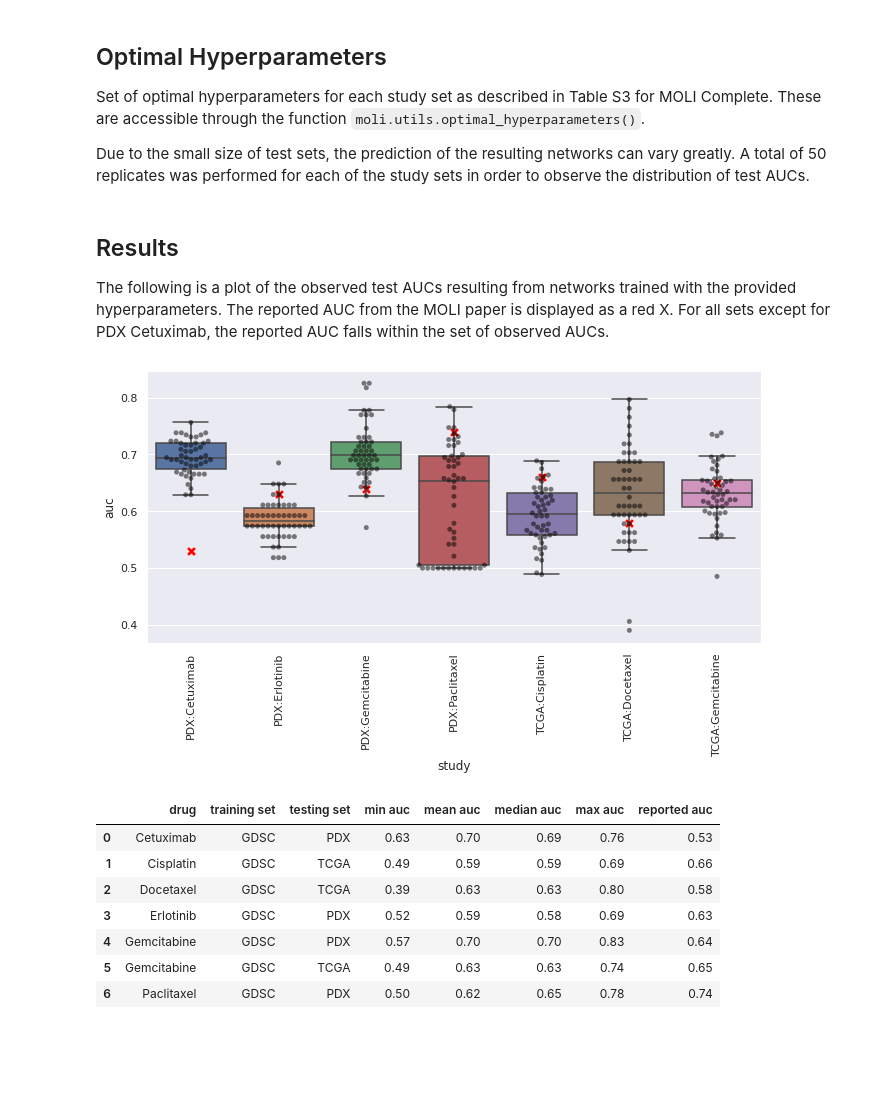
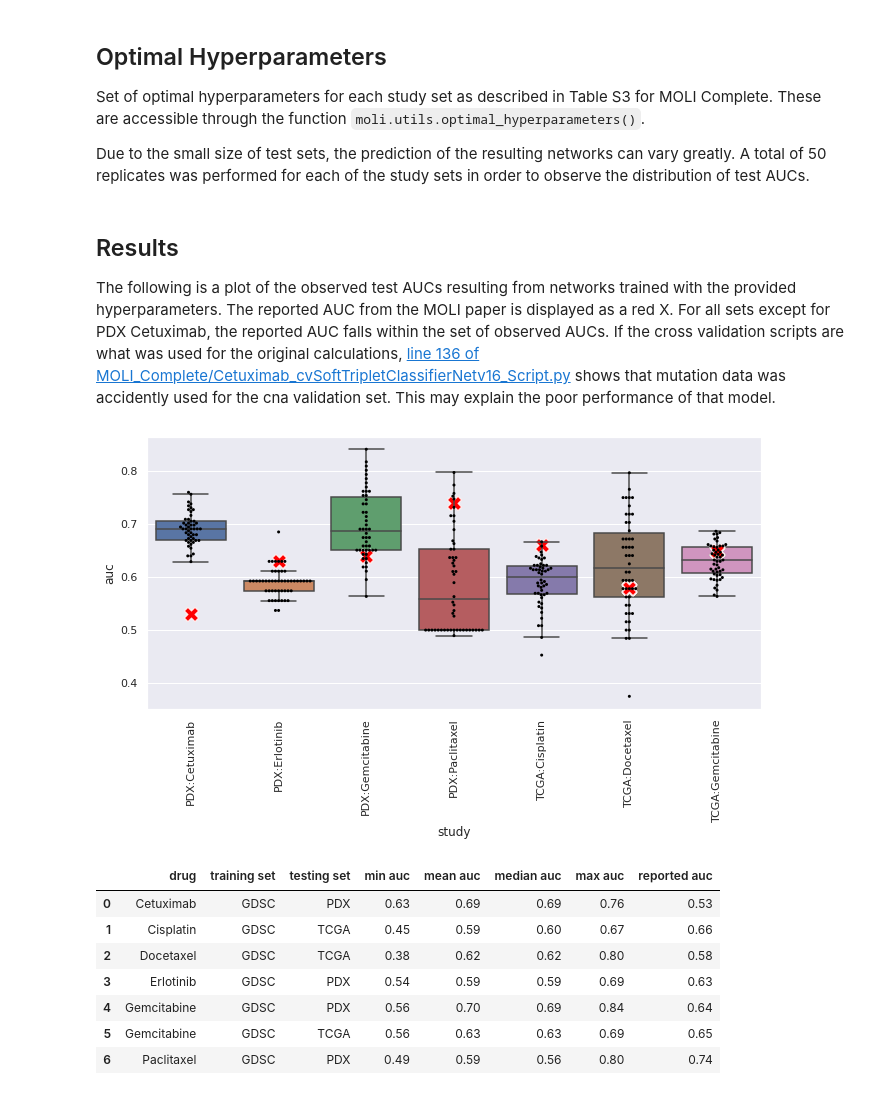
Before and after one commit to kaboroevich/modrp, a Jupyter notebook: moli/examples/reported_optima.ipynb, the cells around one changed output. Saved outputs shown, nothing was run; the diff lists cells and outputs as text; code cells hidden in the pictures; blank space fills up the shorter version.

```diff
--- a/moli/examples/reported_optima.ipynb
+++ b/moli/examples/reported_optima.ipynb
@@ -55,6 +55,8 @@ Set of optimal hyperparameters for each study set as described in Table S3 for M
 
 Due to the small size of test sets, the prediction of the resulting networks can vary greatly. A total of 50 replicates was performed for each of the study sets in order to observe the distribution of test AUCs.
 # %%
+%%capture output
+
 replicates = 50
 test_results = []
 stdscaler = StandardScaler()
@@ -81,17 +83,13 @@ for study_set in study_sets.to_dict('records'):
     test_dataloader = torch.utils.data.DataLoader(test_dataset, shuffle=False, batch_size=hp['batch_size'])
     for ridx in range(replicates):
         # Create network
-        net = moli.MoliNet(train_exp.shape[1], hp['exp_hl'], hp['exp_dr'],
+        net = moli.nn.MoliNet(train_exp.shape[1], hp['exp_hl'], hp['exp_dr'],
                       train_mut.shape[1], hp['mut_hl'], hp['mut_dr'],
                       train_cna.shape[1], hp['cna_hl'], hp['cna_dr'],
-                      hp['clas_dr']).to(device)
+                      hp['cls_dr']).to(device)
         # Create optimizer
-        optimizer = optim.Adagrad([
-            {'params': net.ese.parameters(),  'lr': hp['exp_lr']},
-            {'params': net.mse.parameters(),  'lr': hp['mut_lr']},
-            {'params': net.cse.parameters(),  'lr': hp['cna_lr']},
-            {'params': net.clas.parameters(), 'lr': hp['clas_lr'], 'weight_decay': hp['clas_wd']}
-        ])
+        optimizer = moli.optim.MoliAdagrad(net, hp['exp_lr'], hp['mut_lr'], hp['cna_lr'],
+                                           hp['cls_lr'], hp['cls_wd'])
         # Train network
         for ep in range(hp['epochs']):
             net.train()
@@ -121,22 +119,25 @@ for study_set in study_sets.to_dict('records'):
                 'drug': study_set['drug'], 'training set': study_set['training set'],
                 'testing set': study_set['testing set'], 'ridx': ridx, 'auc': test_auc
             })
+
 test_df = pd.DataFrame(test_results)
 # %% [markdown]
 ## Results
 
 The following is a plot of the observed test AUCs resulting from networks trained with the provided hyperparameters.
 The reported AUC from the MOLI paper is displayed as a red X. For all sets except for PDX Cetuximab, the reported AUC
-falls within the set of observed AUCs.
+falls within the set of observed AUCs. If the cross validation scripts are what was used for the original calculations,
+[line 136 of MOLI_Complete/Cetuximab_cvSoftTripletClassifierNetv16_Script.py](https://github.com/hosseinshn/MOLI/blob/c83d6d4c7e042ff4da7c7e3df0a7c8d030d37b8b/Cross%20validation/MOLI%20Complete/Cetuximab_cvSoftTripletClassifierNetv16_Script.py#L136) shows that mutation data was accidently used for the cna validation set. This may explain
+the poor performance of that model.
 # %%
 plot_df = test_df.merge(study_sets)
 plot_df['study'] = plot_df['testing set'] + ':' + plot_df['drug']
 ax = sns.boxplot(y='auc', x='study', data=plot_df, showfliers = False)
 ax.tick_params(axis='x', labelrotation=90)
-ax = sns.scatterplot(y='reported auc', x='study', data=plot_df, color='red', marker='X', s=100, axes=ax)
-ax = sns.swarmplot(y='auc', x='study', data=plot_df, alpha=0.5, color='black', axes=ax)
+ax = sns.scatterplot(y='reported auc', x='study', data=plot_df, color='red', alpha=0.7, marker='X', s=200, axes=ax)
+ax = sns.swarmplot(y='auc', x='study', data=plot_df, color='black', s=3, axes=ax)
 # %% [output]
-[figure, old version]
+[figure, new version]
 # %%
 pd.set_option('display.precision', 2)
 (test_df
@@ -147,10 +148,10 @@ pd.set_option('display.precision', 2)
 )
 # %% [output]
 |  | drug | training set | testing set | min auc | mean auc | median auc | max auc | reported auc |
-| 0 | Cetuximab | GDSC | PDX | 0.63 | 0.70 | 0.69 | 0.76 | 0.53 |
-| 1 | Cisplatin | GDSC | TCGA | 0.49 | 0.59 | 0.59 | 0.69 | 0.66 |
-| 2 | Docetaxel | GDSC | TCGA | 0.39 | 0.63 | 0.63 | 0.80 | 0.58 |
-| 3 | Erlotinib | GDSC | PDX | 0.52 | 0.59 | 0.58 | 0.69 | 0.63 |
-| 4 | Gemcitabine | GDSC | PDX | 0.57 | 0.70 | 0.70 | 0.83 | 0.64 |
-| 5 | Gemcitabine | GDSC | TCGA | 0.49 | 0.63 | 0.63 | 0.74 | 0.65 |
-| 6 | Paclitaxel | GDSC | PDX | 0.50 | 0.62 | 0.65 | 0.78 | 0.74 |
+| 0 | Cetuximab | GDSC | PDX | 0.63 | 0.69 | 0.69 | 0.76 | 0.53 |
+| 1 | Cisplatin | GDSC | TCGA | 0.45 | 0.59 | 0.60 | 0.67 | 0.66 |
+| 2 | Docetaxel | GDSC | TCGA | 0.38 | 0.62 | 0.62 | 0.80 | 0.58 |
+| 3 | Erlotinib | GDSC | PDX | 0.54 | 0.59 | 0.59 | 0.69 | 0.63 |
+| 4 | Gemcitabine | GDSC | PDX | 0.56 | 0.70 | 0.69 | 0.84 | 0.64 |
+| 5 | Gemcitabine | GDSC | TCGA | 0.56 | 0.63 | 0.63 | 0.69 | 0.65 |
+| 6 | Paclitaxel | GDSC | PDX | 0.49 | 0.59 | 0.56 | 0.80 | 0.74 |
```
Also changed, not shown: 5 other files.
